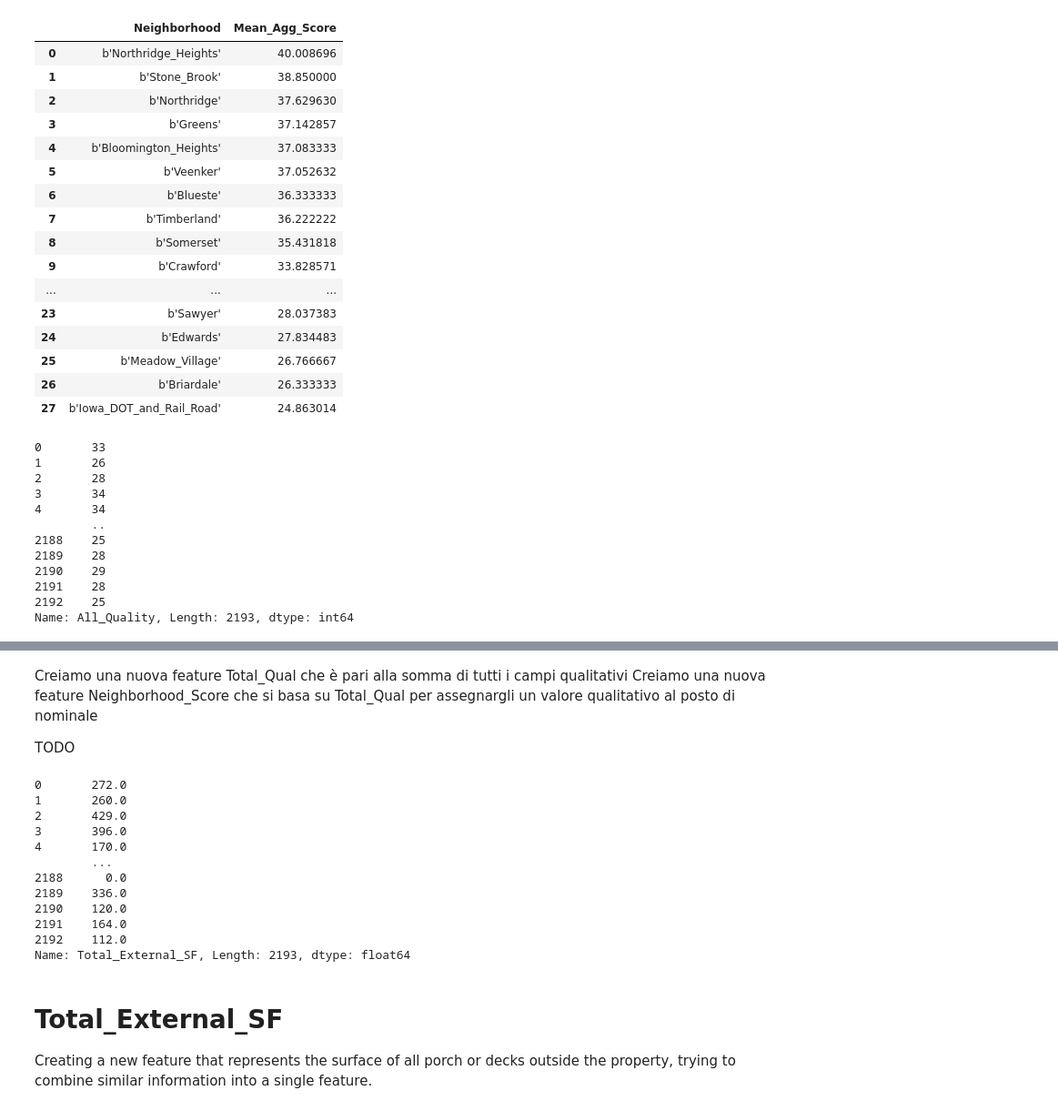
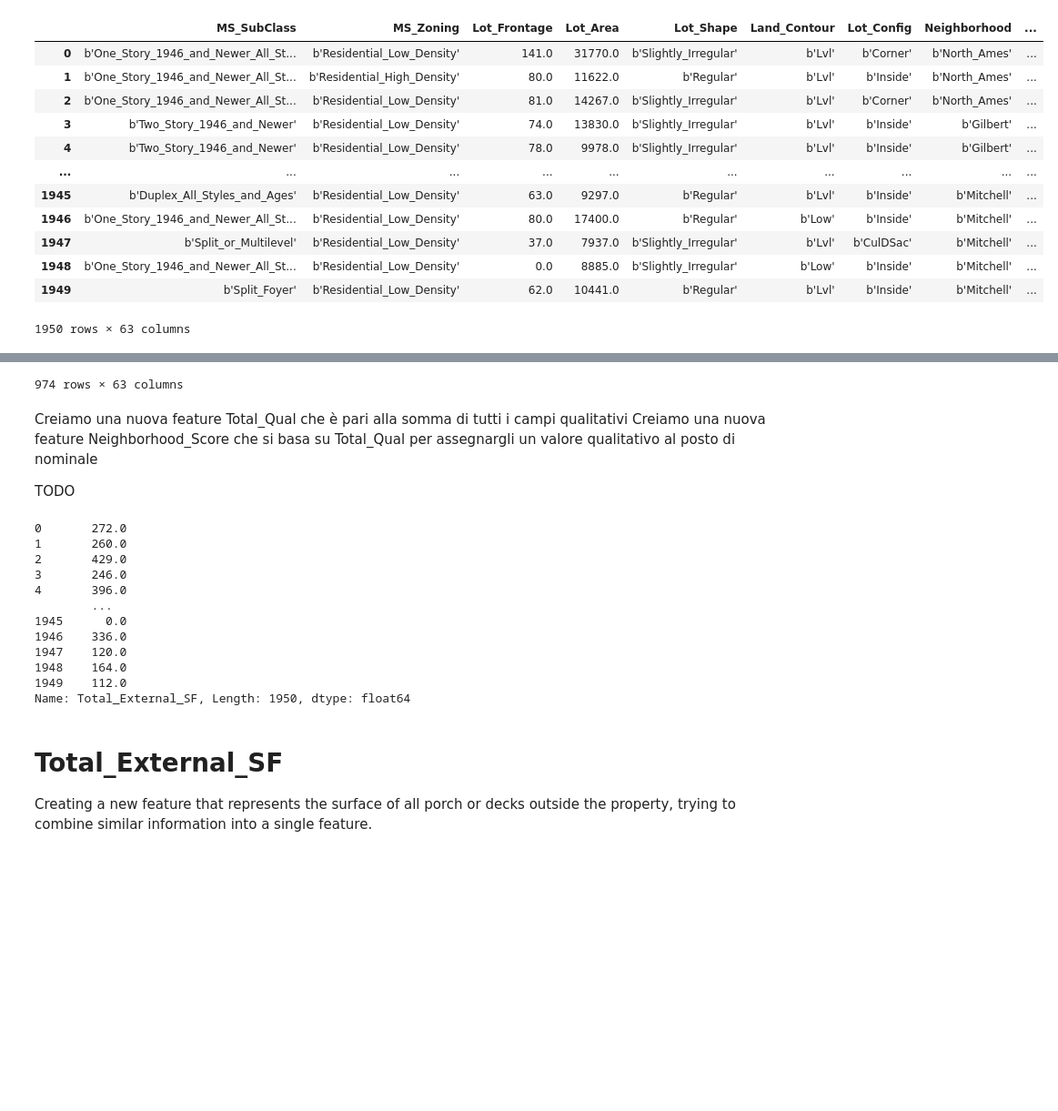
Before and after one commit to RiccardoSale/Ames-Housing-ML-Analysis, a Jupyter notebook: data_preprocessing.ipynb, the cells around one changed output, grey strips where cells are left out. Shown at 91% size. Drawn from its saved outputs; the diff is of its cells as text; code cells hidden in the pictures; blank space fills up the shorter version.

```diff
--- a/data_preprocessing.ipynb
+++ b/data_preprocessing.ipynb
@@ -40,70 +40,48 @@ neighborhood_scores.loc[:,'Neighborhood'] = neighborhood_scores.index
 # reset index to the usual numeric form
 neighborhood_scores.reset_index(drop=True, inplace=True)
 
 # re-arrange columns to being Neighborhood to left-most position
 neighborhood_scores = neighborhood_scores.loc[:, ['Neighborhood', 'Mean_Agg_Score']]
 
-display(neighborhood_scores)
-display(X_train['All_Quality'])
 
 def get_score(x):
     return neighborhood_scores.loc[neighborhood_scores.loc[:,'Neighborhood']==x,'Mean_Agg_Score'].values[0]
 
 # build the newly engineered attribute, call it Neighborhood Score
-X_train.loc[:,'Neighborhood_Score'] = X_train.loc[:,'Neighborhood']
+X_train.loc[:,'Neighborhood_Score'] = X_train.loc[:,'Neighborhood'].apply(get_score)
+display(X_train)
+
 
 X_test.loc[:,'All_Quality'] = X_test.loc[:, quality_and_conditions].sum(axis=1)
+
 # perform groupby on `Neighborhood`, then aggregate via averaging
 neighborhood_scores = X_test.loc[:, ['Neighborhood','All_Quality']].groupby('Neighborhood').agg(Mean_Agg_Score=('All_Quality', np.mean))
 
 # sort dataframe by descending order of the mean score
 neighborhood_scores.sort_values(by='Mean_Agg_Score', ascending=False, inplace=True)
 
 # extract out neighborhood names from the index
 neighborhood_scores.loc[:,'Neighborhood'] = neighborhood_scores.index
 
 # reset index to the usual numeric form
 neighborhood_scores.reset_index(drop=True, inplace=True)
 
 # re-arrange columns to being Neighborhood to left-most position
 neighborhood_scores = neighborhood_scores.loc[:, ['Neighborhood', 'Mean_Agg_Score']]
 
 X_test.loc[:,'Neighborhood_Score'] = X_test.loc[:,'Neighborhood'].apply(get_score)
-
-#display(X_train['Neighborhood_Score'])
-
-#X_train.drop(columns=['Neighborhood'], inplace=True)
-#X_test.drop(columns=['Neighborhood'], inplace=True)
-
-#Creiamo una nuova feature Total_Qual che è pari alla somma di tutti i campi qualitativi
-#Creiamo una nuova feature Neighborhood_Score che si basa su Total_Qual per assegnargli un valore qualitativo al posto di nominale
+display(X_test)
 # %% [output]
-|  | Neighborhood | Mean_Agg_Score |
-| 0 | b'Northridge_Heights' | 40.008696 |
-| 1 | b'Stone_Brook' | 38.850000 |
-| 2 | b'Northridge' | 37.629630 |
-| 3 | b'Greens' | 37.142857 |
-| 4 | b'Bloomington_Heights' | 37.083333 |
-| 5 | b'Veenker' | 37.052632 |
-| 6 | b'Blueste' | 36.333333 |
-| 7 | b'Timberland' | 36.222222 |
-| 8 | b'Somerset' | 35.431818 |
-| 9 | b'Crawford' | 33.828571 |
-| ... | ... | ... |
-| 23 | b'Sawyer' | 28.037383 |
-| 24 | b'Edwards' | 27.834483 |
-| 25 | b'Meadow_Village' | 26.766667 |
-| 26 | b'Briardale' | 26.333333 |
-| 27 | b'Iowa_DOT_and_Rail_Road' | 24.863014 |
+|  | MS_SubClass | MS_Zoning | Lot_Frontage | Lot_Area | Lot_Shape | Land_Contour | Lot_Config | Neighborhood | ... |
+| 0 | b'One_Story_1946_and_Newer_All_St... | b'Residential_Low_Density' | 141.0 | 31770.0 | b'Slightly_Irregular' | b'Lvl' | b'Corner' | b'North_Ames' | ... |
+| 1 | b'One_Story_1946_and_Newer_All_St... | b'Residential_High_Density' | 80.0 | 11622.0 | b'Regular' | b'Lvl' | b'Inside' | b'North_Ames' | ... |
+| 2 | b'One_Story_1946_and_Newer_All_St... | b'Residential_Low_Density' | 81.0 | 14267.0 | b'Slightly_Irregular' | b'Lvl' | b'Corner' | b'North_Ames' | ... |
+| 3 | b'Two_Story_1946_and_Newer' | b'Residential_Low_Density' | 74.0 | 13830.0 | b'Slightly_Irregular' | b'Lvl' | b'Inside' | b'Gilbert' | ... |
+| 4 | b'Two_Story_1946_and_Newer' | b'Residential_Low_Density' | 78.0 | 9978.0 | b'Slightly_Irregular' | b'Lvl' | b'Inside' | b'Gilbert' | ... |
+| ... | ... | ... | ... | ... | ... | ... | ... | ... | ... |
+| 1945 | b'Duplex_All_Styles_and_Ages' | b'Residential_Low_Density' | 63.0 | 9297.0 | b'Regular' | b'Lvl' | b'Inside' | b'Mitchell' | ... |
+| 1946 | b'One_Story_1946_and_Newer_All_St... | b'Residential_Low_Density' | 80.0 | 17400.0 | b'Regular' | b'Low' | b'Inside' | b'Mitchell' | ... |
+| 1947 | b'Split_or_Multilevel' | b'Residential_Low_Density' | 37.0 | 7937.0 | b'Slightly_Irregular' | b'Lvl' | b'CulDSac' | b'Mitchell' | ... |
+| 1948 | b'One_Story_1946_and_Newer_All_St... | b'Residential_Low_Density' | 0.0 | 8885.0 | b'Slightly_Irregular' | b'Low' | b'Inside' | b'Mitchell' | ... |
+| 1949 | b'Split_Foyer' | b'Residential_Low_Density' | 62.0 | 10441.0 | b'Regular' | b'Lvl' | b'Inside' | b'Mitchell' | ... |
-0       33
-1       26
-2       28
-3       34
-4       34
-        ..
-2188    25
-2189    28
-2190    29
-2191    28
-2192    25
-Name: All_Quality, Length: 2193, dtype: int64
+1950 rows × 63 columns
@@ -110,3 +100,4 @@ Name: All_Quality, Length: 2193, dtype: int64
+974 rows × 63 columns
 # %% [markdown]
 Creiamo una nuova feature Total_Qual che è pari alla somma di tutti i campi qualitativi
 Creiamo una nuova feature Neighborhood_Score che si basa su Total_Qual per assegnargli un valore qualitativo al posto di nominale
@@ -122,15 +113,15 @@ display(X_train['Total_External_SF'])
 0       272.0
 1       260.0
 2       429.0
-3       396.0
-4       170.0
+3       246.0
+4       396.0
         ...
-2188      0.0
-2189    336.0
-2190    120.0
-2191    164.0
-2192    112.0
-Name: Total_External_SF, Length: 2193, dtype: float64
+1945      0.0
+1946    336.0
+1947    120.0
+1948    164.0
+1949    112.0
+Name: Total_External_SF, Length: 1950, dtype: float64
 # %% [markdown]
 # Total_External_SF
 Creating a new feature that represents the surface of all porch or decks outside the property, trying to combine similar information into a single feature.
```
Also changed, not shown: parts of 5 cells of this notebook, 18 other files.
